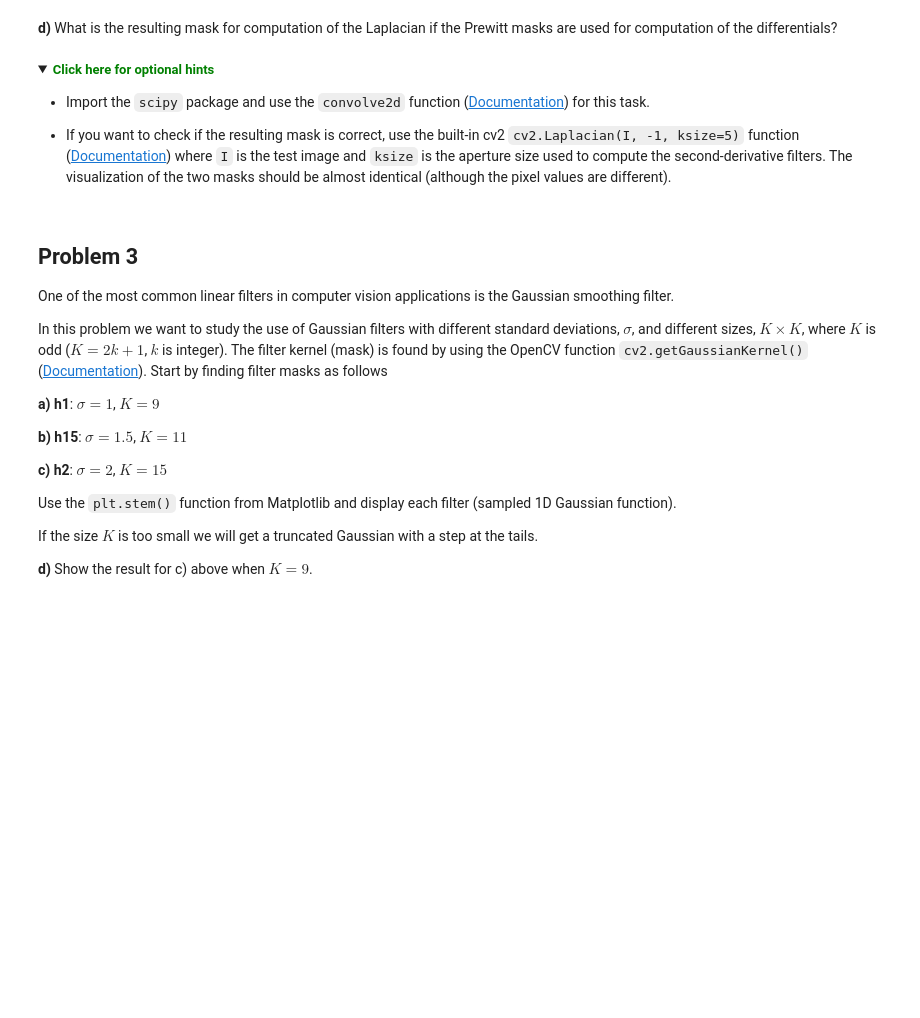
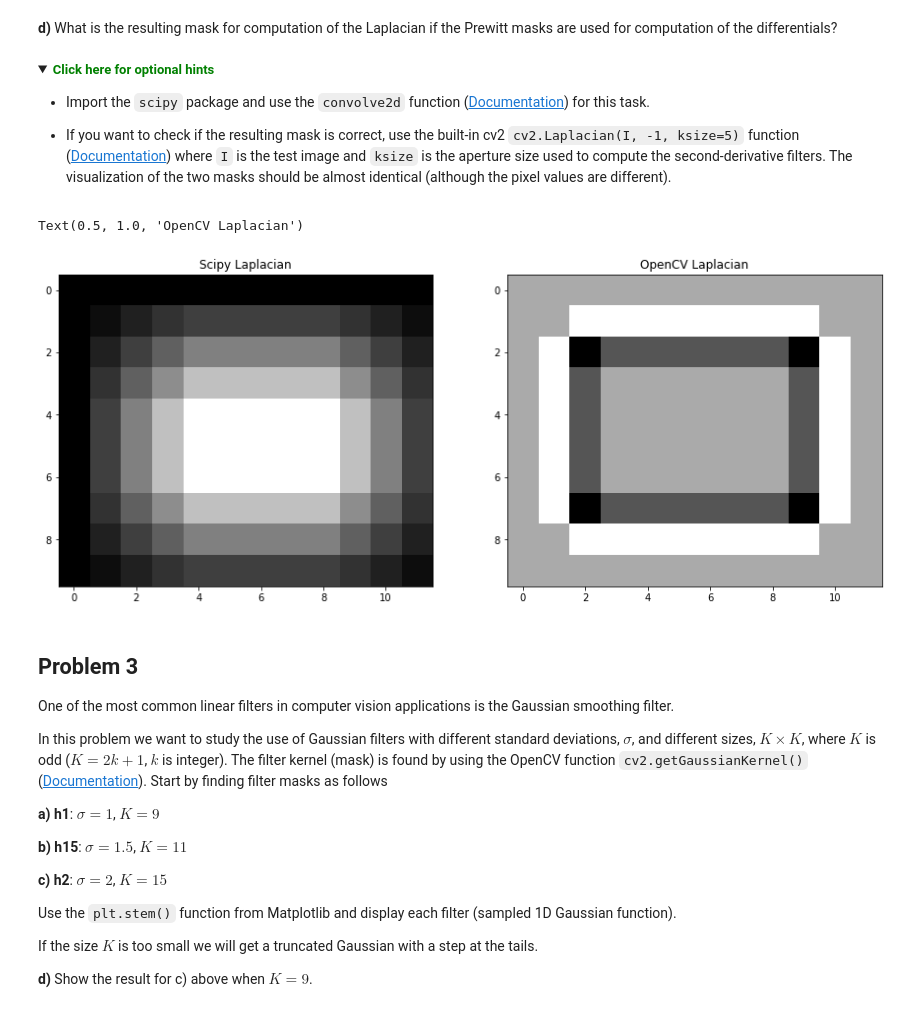
Before and after one commit to YohannesDK/ELE510, a Jupyter notebook: Lab4/LABexc4-ELE510-2022.ipynb, the cells around one changed output. Drawn from its saved outputs; the diff is of its cells as text; code cells hidden in the pictures; folded sections open; blank space fills up the shorter version.

```diff
--- a/Lab4/LABexc4-ELE510-2022.ipynb
+++ b/Lab4/LABexc4-ELE510-2022.ipynb
@@ -215,3 +452,17 @@ The Laplacian can be computed using the following mask:
+# %%
+# Answer goes here
+import scipy
+I_lp = scipy.signal.convolve2d(I, gradient_prewitt, mode='same', boundary='symm')
+I_laplacian = cv2.Laplacian(I, -1)
+
+fig, ax = plt.subplots(1, 2, figsize=(15, 10))
+ax[0].imshow(I_lp, cmap='gray')
+ax[0].set_title('Scipy Laplacian')
+ax[1].imshow(I_laplacian, cmap='gray')
+ax[1].set_title('OpenCV Laplacian')
+# %% [output]
+Text(0.5, 1.0, 'OpenCV Laplacian')
+[figure, added]
 # %% [markdown]
 
 ## Problem 3
```
Also changed, not shown: parts of 28 cells of this notebook, 15 other files.
